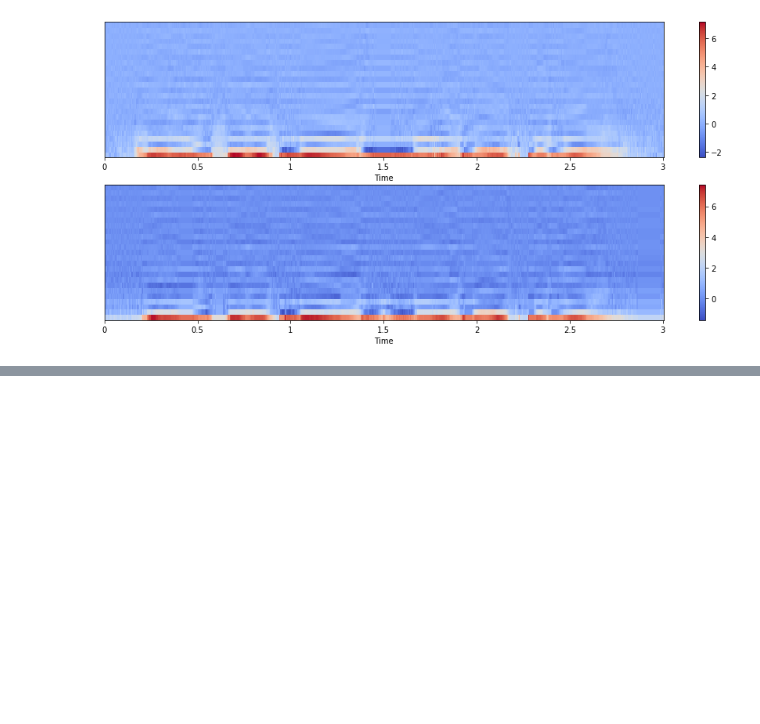
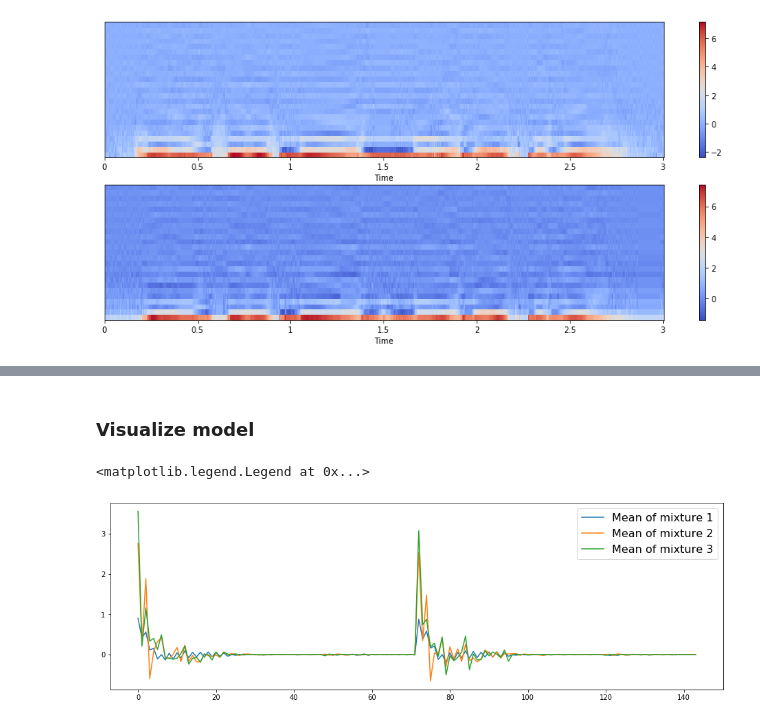
Before and after one commit to etsuura/VoiceConversion, a Jupyter notebook: GMM-based voice conversion.ipynb, the cells around one changed output, grey strips where cells are left out. Drawn from its saved outputs; the diff is of its cells as text; code cells hidden in the pictures; blank space fills up the shorter version.

```diff
--- a/GMM-based voice conversion.ipynb
+++ b/GMM-based voice conversion.ipynb
@@ -133,0 +152,9 @@ X_aligned, Y_aligned = X_aligned[:, :, 1:], Y_aligned[:, :, 1:]
+# %%
+gmm = GaussianMixture(
+    n_components=64, covariance_type="full", max_iter=100, verbose=1)
+
+start = time.time()
+gmm.fit(XY)
+end = time.time()
+
+print(end-start, 'sec')
@@ -133,0 +169,9 @@ X_aligned, Y_aligned = X_aligned[:, :, 1:], Y_aligned[:, :, 1:]
+# %% [markdown]
+### Visualize model
+# %%
+for k in range(3):
+    plt.plot(gmm.means_[k], linewidth=1.5, label="Mean of mixture {}".format(k+1))
+plt.legend(prop={"size": 16})
+# %% [output]
+<matplotlib.legend.Legend at 0x...>
+[figure, added]
```
Also changed, not shown: parts of 16 cells of this notebook, 1 other file.
